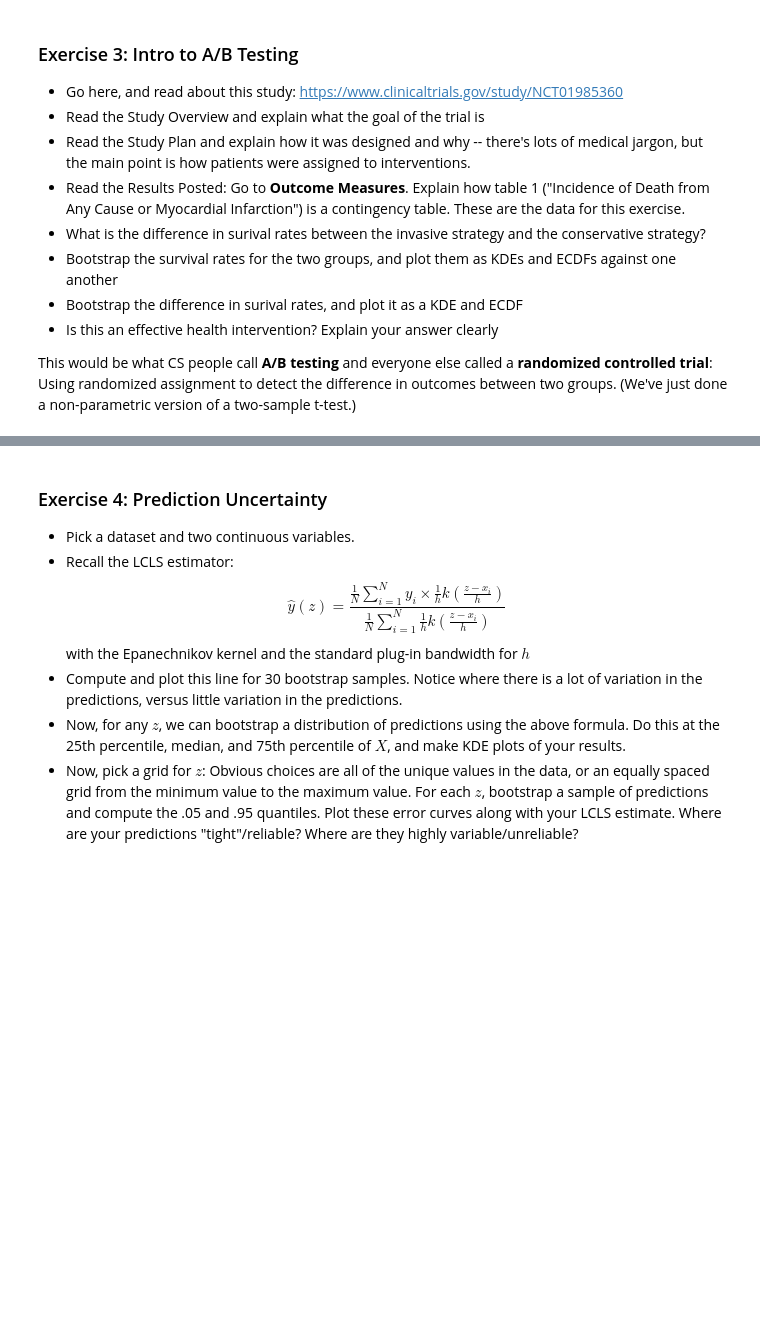
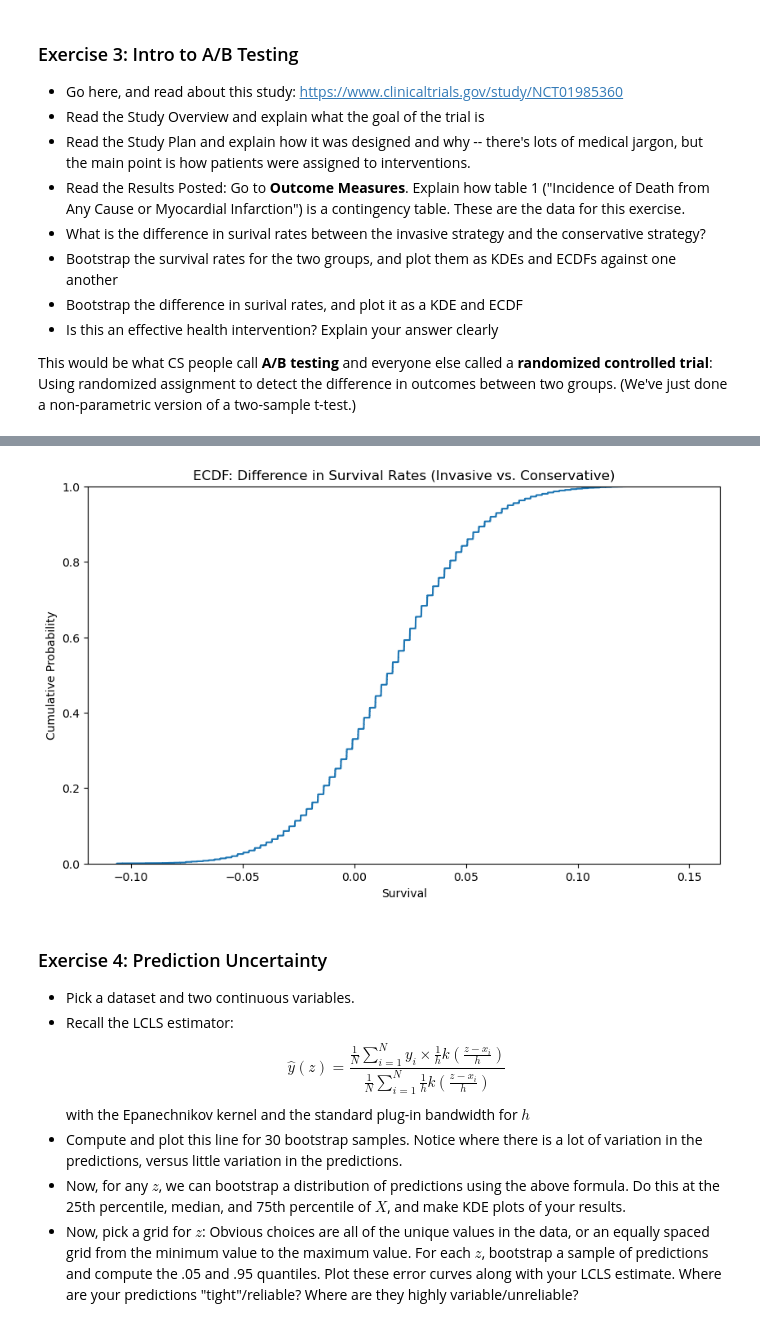
Before and after one commit to JamesSweatIII/assignment4ds5030, a Jupyter notebook: assignment_4.ipynb, the cells around one changed output, grey strips where cells are left out. Saved outputs shown, nothing was run; the diff lists cells and outputs as text; code cells hidden in the pictures; blank space fills up the shorter version.

```diff
--- a/assignment_4.ipynb
+++ b/assignment_4.ipynb
@@ -144,3 +211,12 @@ This would be what CS people call **A/B testing** and everyone else called a **r
+# %%
+plt.figure(figsize=(10,6))
+sns.ecdfplot(survival_rates_diff)
+plt.title('ECDF: Difference in Survival Rates (Invasive vs. Conservative)')
+plt.xlabel('Survival')
+plt.ylabel('Cumulative Probability')
+plt.show()
+# %% [output]
+[figure, added]
 # %% [markdown]
 ### Exercise 4: Prediction Uncertainty
 - Pick a dataset and two continuous variables.
```
Also changed, not shown: parts of 7 cells of this notebook.
